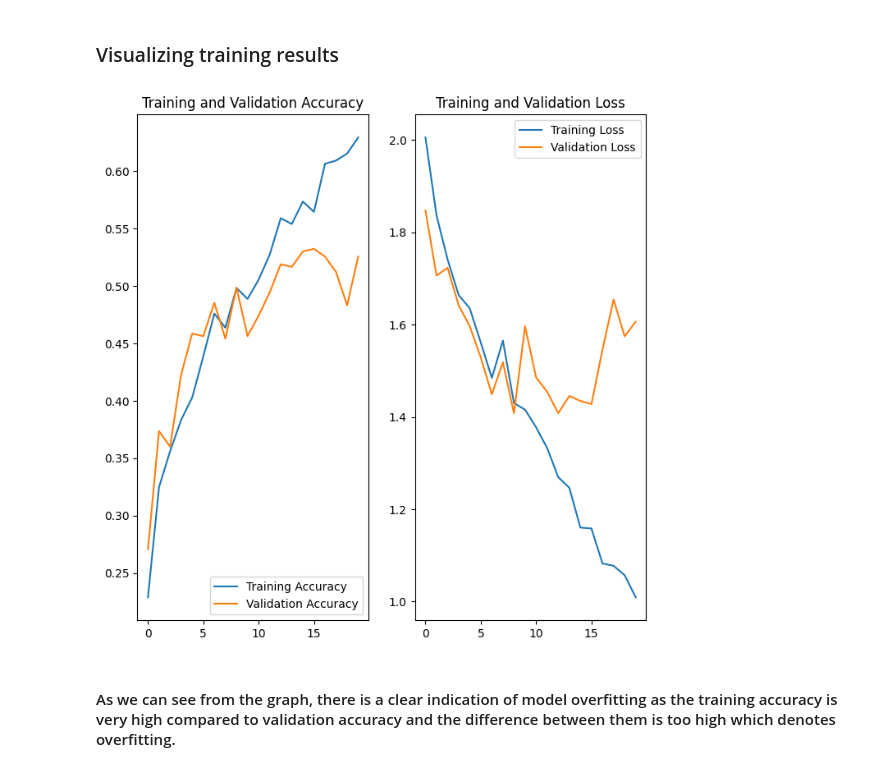
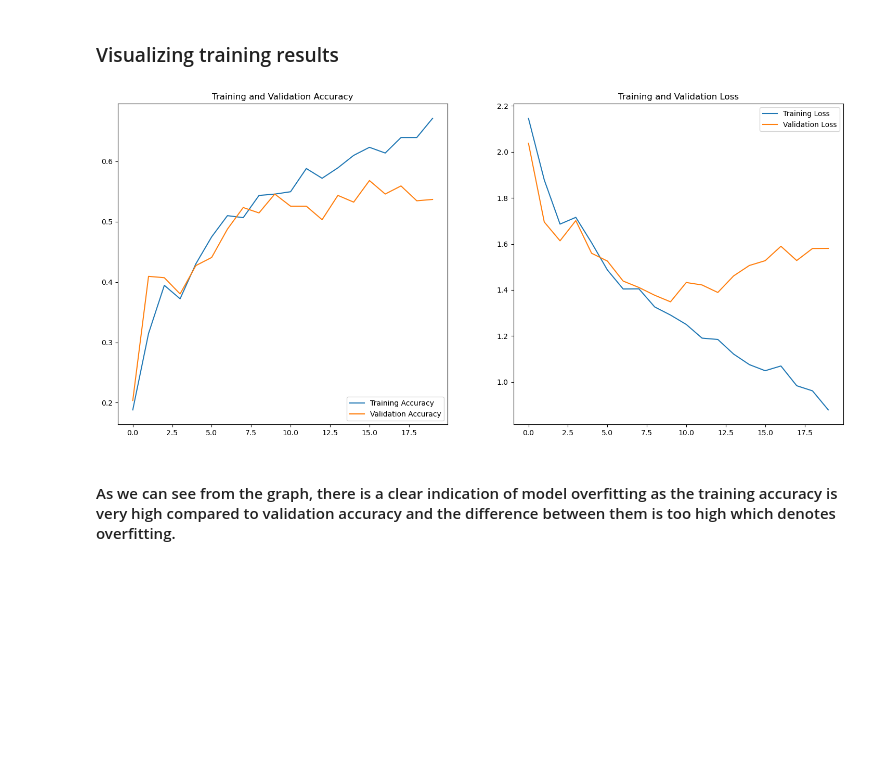
Before and after one commit to SandeepGitGuy/Melanoma_Detection_CNN_Assignment, a Jupyter notebook: Sandeep_B_NN.ipynb, the cells around one changed output. Cells and saved outputs as stored; diff of their text form; code cells hidden in the pictures; blank space fills up the shorter version.

```diff
--- a/Sandeep_B_NN.ipynb
+++ b/Sandeep_B_NN.ipynb
@@ -163,7 +165,7 @@ model.add(Dense(9, activation = "softmax"))
 We are Choosing an appropirate optimiser and loss function for model training
 # %%
 ### Lets choose an appropirate optimiser and loss function
-model.compile(optimizer='adam',
+model.compile(optimizer='Adam',
               loss=tf.keras.losses.SparseCategoricalCrossentropy(from_logits=True),
               metrics=['accuracy'])
 # %%
@@ -206,27 +223,27 @@ KeyboardInterrupt:
 # %%
 acc = history.history['accuracy']
 val_acc = history.history['val_accuracy']
 
 loss = history.history['loss']
 val_loss = history.history['val_loss']
-
+epochs = 20
 epochs_range = range(epochs)
 
-plt.figure(figsize=(8, 8))
+plt.figure(figsize=(18, 8))
 plt.subplot(1, 2, 1)
 plt.plot(epochs_range, acc, label='Training Accuracy')
 plt.plot(epochs_range, val_acc, label='Validation Accuracy')
 plt.legend(loc='lower right')
 plt.title('Training and Validation Accuracy')
 
 plt.subplot(1, 2, 2)
 plt.plot(epochs_range, loss, label='Training Loss')
 plt.plot(epochs_range, val_loss, label='Validation Loss')
 plt.legend(loc='upper right')
 plt.title('Training and Validation Loss')
 plt.show()
 # %% [output]
-[figure, old version]
+[figure, new version]
 # %% [markdown]
 #### As we can see from the graph, there is a clear indication of model overfitting as the training accuracy is very high compared to validation accuracy and the difference between them is too high which denotes overfitting.
 # %% [markdown]
```
Also changed, not shown: parts of 15 cells of this notebook.
